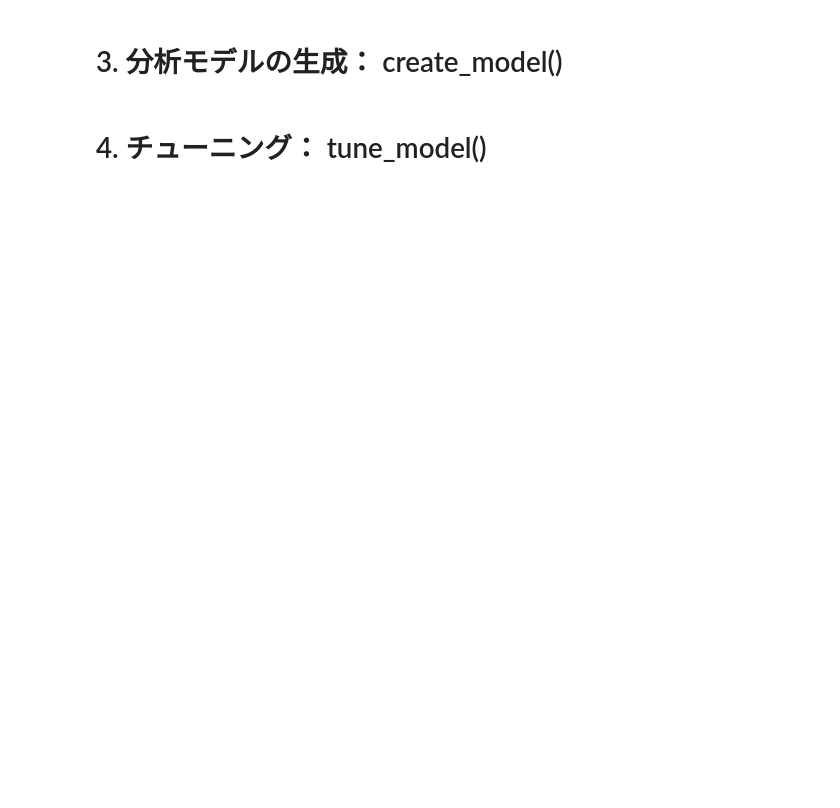
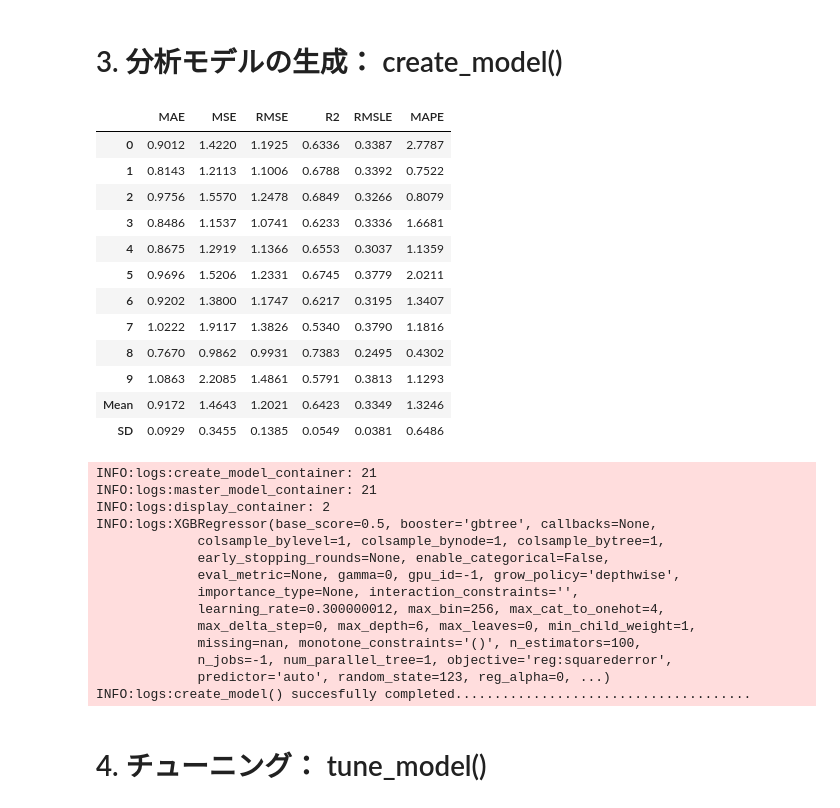
Before and after one commit to chemoinformatics-lecture/lecture-beginner, a Jupyter notebook: lesson07_automl/lecture_note_regression_colab.ipynb, the cells around one changed output. Cells and saved outputs as stored; diff of their text form; code cells hidden in the pictures; blank space fills up the shorter version.

```diff
--- a/lesson07_automl/lecture_note_regression_colab.ipynb
+++ b/lesson07_automl/lecture_note_regression_colab.ipynb
@@ -130,7 +251,35 @@ plot_model('xgboost')
 # %% [markdown]
 # 3. 分析モデルの生成： create_model()
 # %%
-lr = create_model('rf')
+lr = create_model('xgboost')
+# %% [output]
+|  | MAE | MSE | RMSE | R2 | RMSLE | MAPE |
+| 0 | 0.9012 | 1.4220 | 1.1925 | 0.6336 | 0.3387 | 2.7787 |
+| 1 | 0.8143 | 1.2113 | 1.1006 | 0.6788 | 0.3392 | 0.7522 |
+| 2 | 0.9756 | 1.5570 | 1.2478 | 0.6849 | 0.3266 | 0.8079 |
+| 3 | 0.8486 | 1.1537 | 1.0741 | 0.6233 | 0.3336 | 1.6681 |
+| 4 | 0.8675 | 1.2919 | 1.1366 | 0.6553 | 0.3037 | 1.1359 |
+| 5 | 0.9696 | 1.5206 | 1.2331 | 0.6745 | 0.3779 | 2.0211 |
+| 6 | 0.9202 | 1.3800 | 1.1747 | 0.6217 | 0.3195 | 1.3407 |
+| 7 | 1.0222 | 1.9117 | 1.3826 | 0.5340 | 0.3790 | 1.1816 |
+| 8 | 0.7670 | 0.9862 | 0.9931 | 0.7383 | 0.2495 | 0.4302 |
+| 9 | 1.0863 | 2.2085 | 1.4861 | 0.5791 | 0.3813 | 1.1293 |
+| Mean | 0.9172 | 1.4643 | 1.2021 | 0.6423 | 0.3349 | 1.3246 |
+| SD | 0.0929 | 0.3455 | 0.1385 | 0.0549 | 0.0381 | 0.6486 |
+INFO:logs:create_model_container: 21
+INFO:logs:master_model_container: 21
+INFO:logs:display_container: 2
+INFO:logs:XGBRegressor(base_score=0.5, booster='gbtree', callbacks=None,
+             colsample_bylevel=1, colsample_bynode=1, colsample_bytree=1,
+             early_stopping_rounds=None, enable_categorical=False,
+             eval_metric=None, gamma=0, gpu_id=-1, grow_policy='depthwise',
+             importance_type=None, interaction_constraints='',
+             learning_rate=0.300000012, max_bin=256, max_cat_to_onehot=4,
+             max_delta_step=0, max_depth=6, max_leaves=0, min_child_weight=1,
+             missing=nan, monotone_constraints='()', n_estimators=100,
+             n_jobs=-1, num_parallel_tree=1, objective='reg:squarederror',
+             predictor='auto', random_state=123, reg_alpha=0, ...)
+INFO:logs:create_model() succesfully completed......................................
 # %% [markdown]
 # 4. チューニング： tune_model()
 # %%
```
Also changed, not shown: parts of 23 cells of this notebook.
